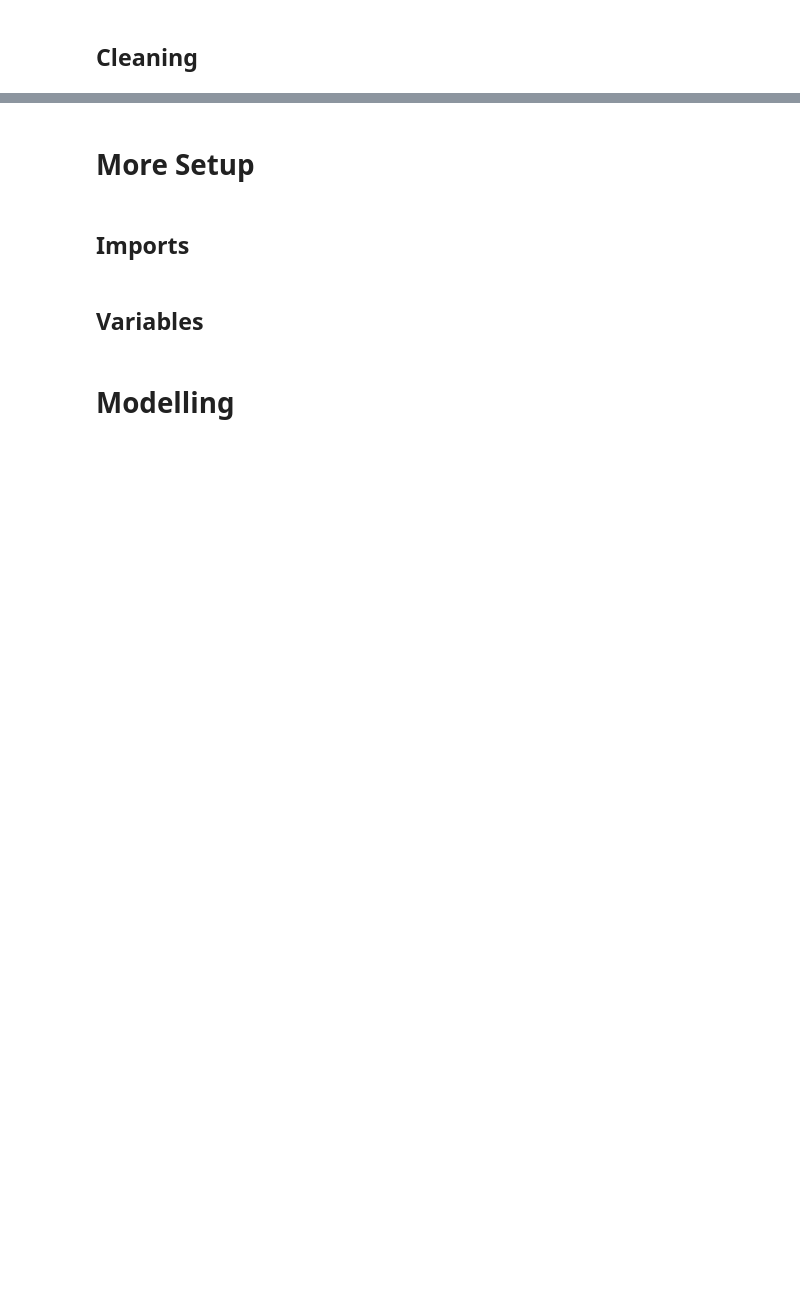
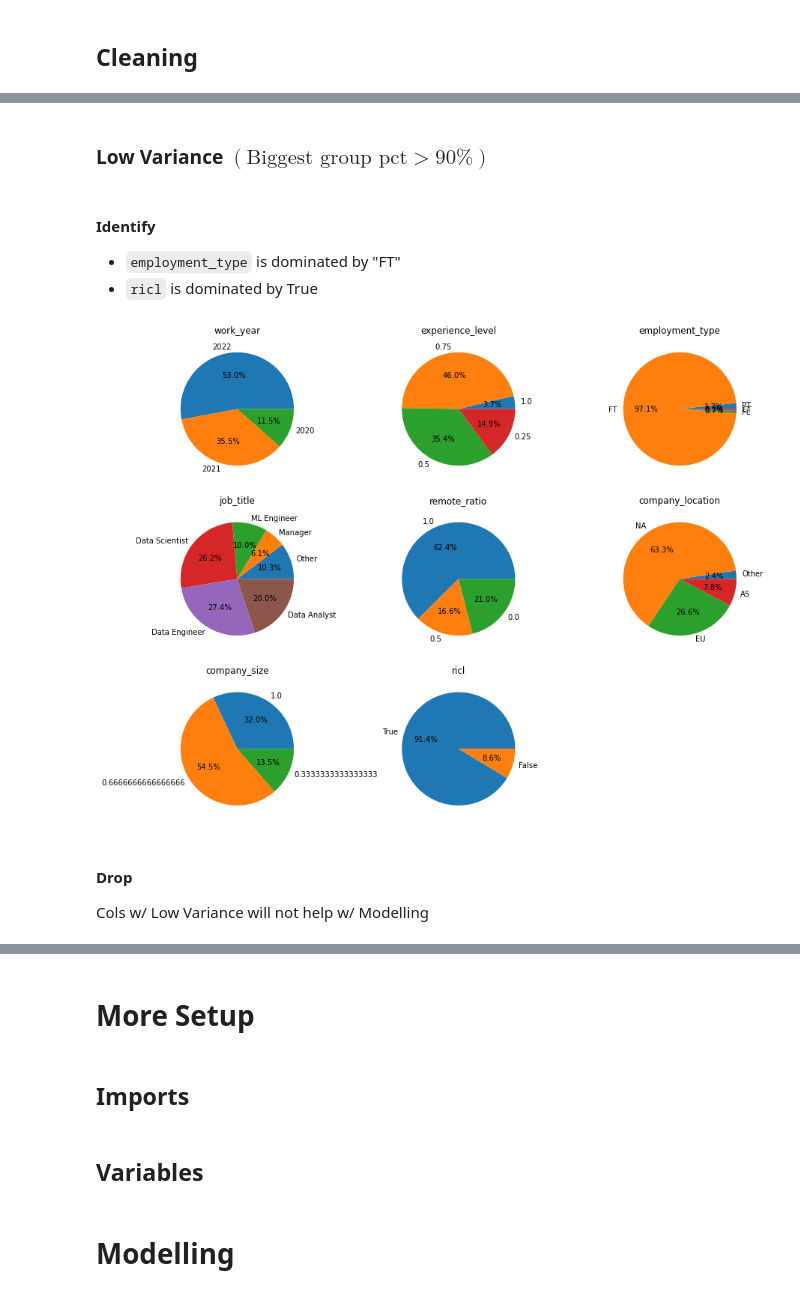
Before and after one commit to TMK04/mldp-project, a Jupyter notebook: main.ipynb, the cells around one changed output, grey strips where cells are left out. Drawn from its saved outputs; the diff is of its cells as text; code cells hidden in the pictures; blank space fills up the shorter version.

Commit message:
feat(notebook): add Data Preprocessing

```diff
--- a/main.ipynb
+++ b/main.ipynb
@@ -13,0 +171,4 @@ salaries = pd.read_csv("ds_salaries.csv")
+# %%
+salaries["company_location"].replace(["AF", "OC", "SA"], "Other", inplace=True)
+
+displayVcs(salaries["company_location"])
@@ -15,0 +187,4 @@ salaries = pd.read_csv("ds_salaries.csv")
+# %%
+salaries.drop(columns=["salary", "salary_currency"], inplace=True)
+
+displayCols(salaries)
@@ -19,0 +320,11 @@ salaries = pd.read_csv("ds_salaries.csv")
+# %%
+salaries["job_title"].replace(r".*Researcher", "Research Scientist", regex=True, inplace=True)
+salaries["job_title"].replace(r"(AI|Computer Vision|Machine Learning|NLP)", "ML", regex=True, inplace=True)
+salaries["job_title"].replace(r".*(Data|ML).*(Analyst|Architect|Engineer|Researcher|Scientist).*", r"\1 \2", regex=True, inplace=True)
+salaries["job_title"].replace(r"((Director|Head).*|.*(Manager))", "Manager", regex=True, inplace=True)
+
+job_title_vcs = salaries["job_title"].value_counts()
+five_pct = salaries.shape[0] / 20
+salaries["job_title"][salaries["job_title"].apply(lambda jt: (job_title_vcs[jt] < five_pct))] = "Other"
+
+displayVcs(salaries["job_title"])
@@ -19,0 +371,4 @@ salaries = pd.read_csv("ds_salaries.csv")
+# %%
+salaries = salaries[np.abs(salaries["salary_in_usd"] - salaries["salary_in_usd"].mean()) <= (2 * salaries["salary_in_usd"].std())]
+
+displayAsDF(salaries["salary_in_usd"].describe())
@@ -19,0 +385,17 @@ salaries = pd.read_csv("ds_salaries.csv")
+# %% [markdown]
+### Low Variance $(\text{Biggest group pct}>90\%)$
+# %% [markdown]
+#### Identify
+
+- `employment_type` is dominated by "FT"
+- `ricl` is dominated by True
+# %%
+lv_X_cols = salaries.columns.drop("salary_in_usd")
+salaries[lv_X_cols].apply(pie_maker(lv_X_cols.size, 3))
+plt.show()
+# %% [output]
+[figure, added]
+# %% [markdown]
+#### Drop
+
+Cols w/ Low Variance will not help w/ Modelling
```
Also changed, not shown: parts of 53 cells of this notebook.
